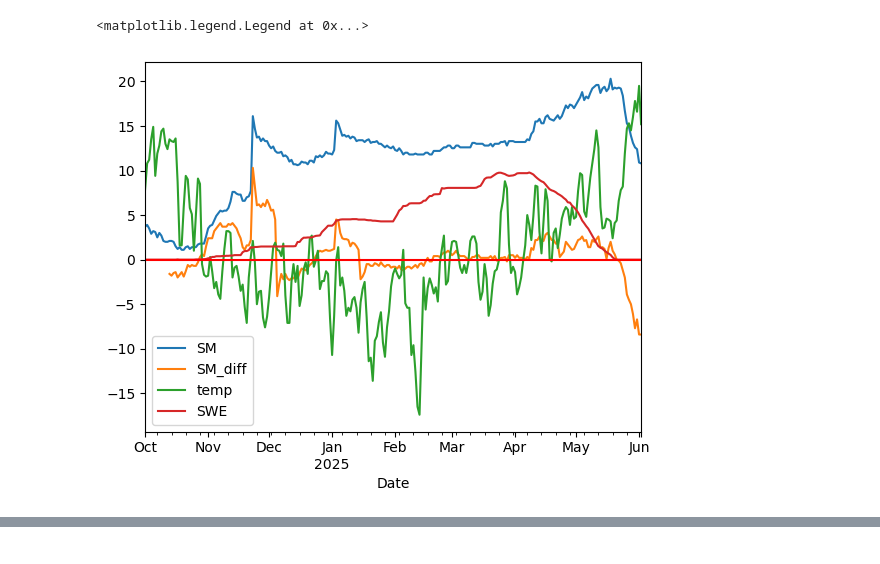
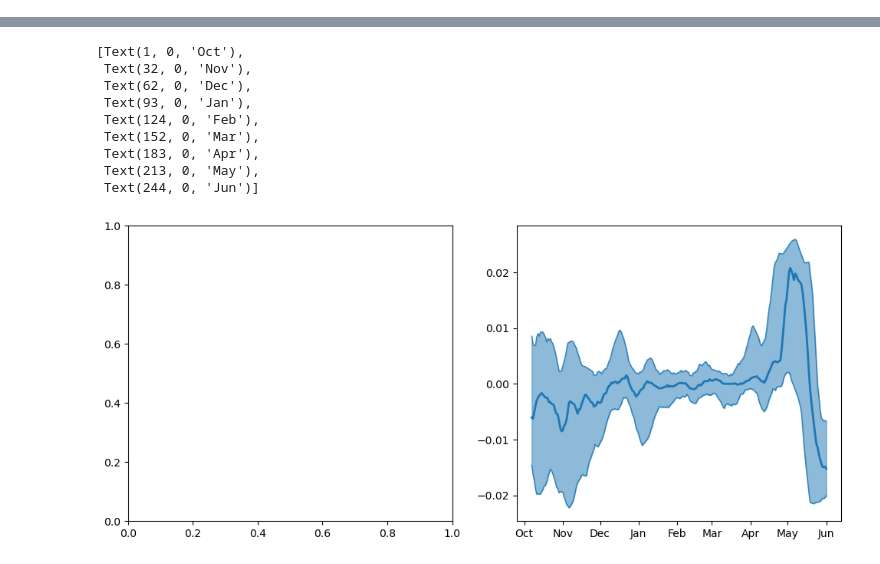
Before and after one commit to rpalomaki/SWE_error_analysis, a Jupyter notebook: ross_sandbox.ipynb, the cells around one changed output, grey strips where cells are left out. Drawn from its saved outputs; the diff is of its cells as text; code cells hidden in the pictures.

```diff
--- a/ross_sandbox.ipynb
+++ b/ross_sandbox.ipynb
@@ -76,21 +77,11 @@ hour
-# %%
-mores['sm_2cm'].plot(label='SM')
-mores_12day.plot(label='SM_diff')
-mores['TAVG.D-1 (degC) '].plot(label='temp')
-(mores['swe']*10).plot(label='SWE')
-plt.axhline(0, color='red')
-plt.legend()
-# %% [output]
-<matplotlib.legend.Legend at 0x...>
-[figure, removed]
 # %%
 mores_files = sorted(glob('../data_sandbox/swe_errors/snotel/hourly/637*.csv'))
-mores = pd.read_csv(mores_files[0], header=1, parse_dates=[[1,2]], na_values=['-99.9'])
+mores = pd.read_csv(mores_files[0], header=1, parse_dates=[[1,2]], na_values=['-99.9']).rename(columns={'WTEQ.I-1 (in) ':'swe','SMS.I-1:-2 (pct)  (silt)':'sm_2cm'})
 mores.index = mores['Date_Time']
 mores.drop(columns=['Date_Time', 'Site Id'], inplace=True)
 
 for f in mores_files[1:]:
-    df_tmp = pd.read_csv(f, header=1, parse_dates=[[1,2]], na_values=['-99.9'])
+    df_tmp = pd.read_csv(f, header=1, parse_dates=[[1,2]], na_values=['-99.9']).rename(columns={'WTEQ.I-1 (in) ':'swe','SMS.I-1:-2 (pct)  (silt)':'sm_2cm'})
     df_tmp.index = df_tmp['Date_Time']
     df_tmp.drop(columns=['Date_Time', 'Site Id'], inplace=True)
     mores = pd.concat([mores, df_tmp])
@@ -100,12 +91,12 @@ mores = mores[[c for c in mores.columns if 'Unnamed' not in c]]
 
 
 chena_files = sorted(glob('../data_sandbox/swe_errors/snotel/hourly/947*.csv'))
-chena = pd.read_csv(chena_files[0], header=1, parse_dates=[[1,2]], na_values=['-99.9'])
+chena = pd.read_csv(chena_files[0], header=1, parse_dates=[[1,2]], na_values=['-99.9']).rename(columns={'WTEQ.I-1 (in) ':'swe','SMS.I-1:-2 (pct) ':'sm_2cm'})
 chena.index = chena['Date_Time']
 chena.drop(columns=['Date_Time', 'Site Id'], inplace=True)
 
 for f in chena_files[1:]:
-    df_tmp = pd.read_csv(f, header=1, parse_dates=[[1,2]], na_values=['-99.9'])
+    df_tmp = pd.read_csv(f, header=1, parse_dates=[[1,2]], na_values=['-99.9']).rename(columns={'WTEQ.I-1 (in) ':'swe','SMS.I-1:-2 (pct) ':'sm_2cm'})
     df_tmp.index = df_tmp['Date_Time']
     df_tmp.drop(columns=['Date_Time', 'Site Id'], inplace=True)
     chena = pd.concat([chena, df_tmp])
@@ -115,12 +106,38 @@ chena = chena[[c for c in chena.columns if 'Unnamed' not in c]]
 
 
 
-# fig, ax = plt.subplots()
-# for year in df['WaterYear'].unique():
-#     data = df.loc[df['WaterYear']==year,'WTEQ.I-1 (in) '].reset_index()
-#     data.loc[data['WTEQ.I-1 (in) ']==-99.9, 'WTEQ.I-1 (in) '] = np.nan
-#     data['WTEQ.I-1 (in) '].plot(ax=ax, label=year)
-# ax.legend()
+for df in [mores, chena]:
+    df['dowy'] = [(r[0] - pd.to_datetime(f'{int(r[1]["WaterYear"])-1}-10-01')) for r in df.iterrows()] # type: ignore
+    df['dowy'] = df['dowy'].dt.days + 1
 # %%
-chena.columns
+mores_sand = 45.1
+mores_clay = 14.4
+
+chena_sand = 31.2
+chena_clay = 11.8
+
+mores_6am = mores.loc[mores.index.hour==6]
+mores_6pm = mores.loc[mores.index.hour==18]
+mores_6am['soil_error'] = calc_soil_moisture_error(mores_sand, mores_clay, mores_6am['sm_2cm']/100)
+mores_6pm['soil_error'] = calc_soil_moisture_error(mores_sand, mores_clay, mores_6pm['sm_2cm']/100)
+
+chena_6am = chena.loc[chena.index.hour==6]
+chena_6pm = chena.loc[chena.index.hour==18]
+chena_6am['soil_error'] = calc_soil_moisture_error(chena_sand, chena_clay, chena_6am['sm_2cm']/100)
+chena_6pm['soil_error'] = calc_soil_moisture_error(chena_sand, chena_clay, chena_6pm['sm_2cm']/100)
+
+
+
+fig, ax = plt.subplots(1, 2, figsize=(12,5))
+gb = chena_6am.loc[chena['dowy']<=244].groupby('dowy')
+ax[1].fill_between(gb.quantile(0.1)['soil_error'].index, chena_6am.loc[chena['dowy']<=244].groupby('dowy').quantile(0.1)['soil_error'].rolling(7).mean(), chena_6am.loc[chena['dowy']<=244].groupby('dowy').quantile(0.9)['soil_error'].rolling(7).mean(), alpha=0.5, color=plt.get_cmap('tab10')(0))
+ax[1].plot(gb.median()['soil_error'].rolling(7).mean(), lw=2)
+ax[1].plot(gb.quantile(0.1)['soil_error'].rolling(7).mean(), lw=1, alpha=0.8, color=plt.get_cmap('tab10')(0))
+ax[1].plot(gb.quantile(0.9)['soil_error'].rolling(7).mean(), lw=1, alpha=0.8, color=plt.get_cmap('tab10')(0))
+
+ax[1].set_xticks([1,1+31,1+31+30,1+31+30+31,1+31+30+31+31,1+31+30+31+31+28,1+31+30+31+31+28+31,1+31+30+31+31+28+31+30,1+31+30+31+31+28+31+30+31])
+ax[1].set_xticklabels(['Oct','Nov','Dec','Jan','Feb','Mar','Apr','May','Jun'])
+
+
+# ax[0].plot(mores_6pm.groupby('dowy').median()['soil_error'])
 # %% [output]
@@ -136,0 +164,10 @@ Index(['WTEQ.I-1 (in) ', 'PREC.I-1 (in) ', 'PREC.I-2 (in) ',
+[Text(1, 0, 'Oct'),
+ Text(32, 0, 'Nov'),
+ Text(62, 0, 'Dec'),
+ Text(93, 0, 'Jan'),
+ Text(124, 0, 'Feb'),
+ Text(152, 0, 'Mar'),
+ Text(183, 0, 'Apr'),
+ Text(213, 0, 'May'),
+ Text(244, 0, 'Jun')]
+[figure, added]
```
Also changed, not shown: parts of 6 cells of this notebook, 2 other files.
